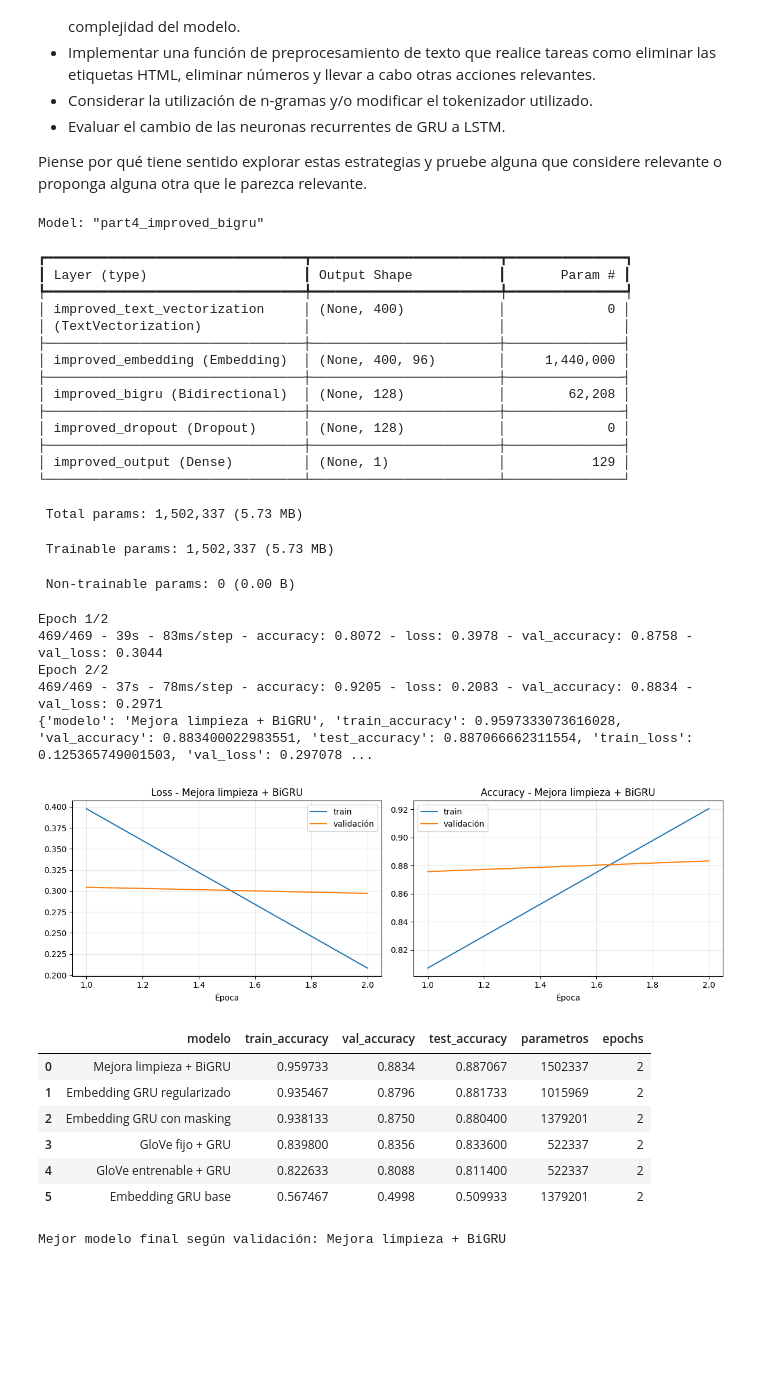
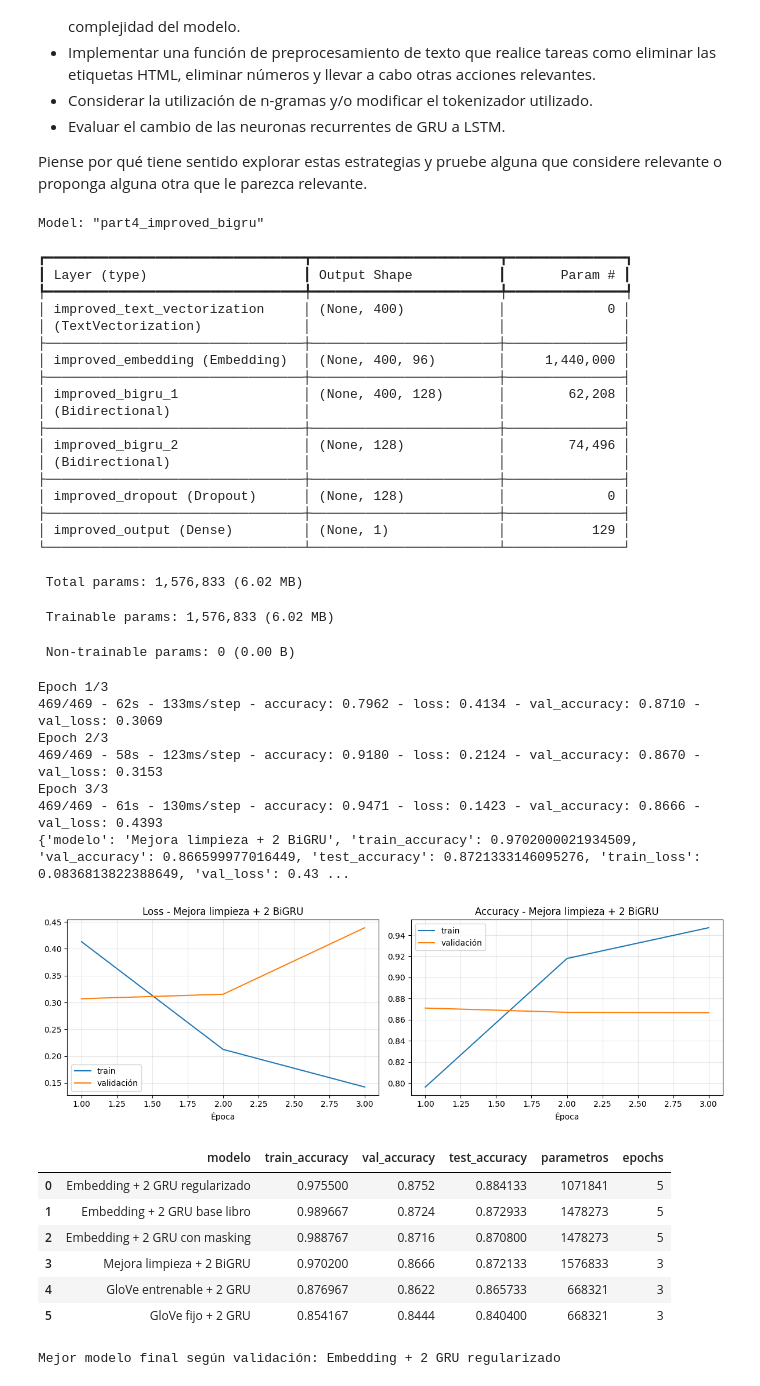
Before and after one commit to srodriguez-lefebre/Machine-Learning-Notebooks, a Jupyter notebook: 9TAA_NLP.ipynb, the cells around one changed output. Cells and saved outputs as stored; diff of their text form; code cells hidden in the pictures; blank space fills up the shorter version.

```diff
--- a/9TAA_NLP.ipynb
+++ b/9TAA_NLP.ipynb
@@ -86,9 +76,9 @@ VOCAB_SIZE = 10_000
 MAX_SEQUENCE_LENGTH = 300
 EMBED_SIZE = 128
 GRU_UNITS = 128
-BASE_EPOCHS = 2
-GLOVE_EPOCHS = 2
-PART4_EPOCHS = 2
+BASE_EPOCHS = 5
+GLOVE_EPOCHS = 3
+PART4_EPOCHS = 3
 
 keras.utils.set_random_seed(RANDOM_SEED)
 tf.config.optimizer.set_jit(False)
@@ -927,8 +963,8 @@ PUNCTUATION_REGEX = '[%s]' % re.escape(string.punctuation)
 @keras.utils.register_keras_serializable()
 def standardize_reviews(input_text):
     lowercase = tf.strings.lower(input_text)
-    no_html = tf.strings.regex_replace(lowercase, '<br\\s*/?>', ' ')
-    no_numbers = tf.strings.regex_replace(no_html, '\\d+', ' ')
+    no_html = tf.strings.regex_replace(lowercase, r'<br\s*/?>', ' ')
+    no_numbers = tf.strings.regex_replace(no_html, r'\d+', ' ')
     return tf.strings.regex_replace(no_numbers, PUNCTUATION_REGEX, '')
 
 IMPROVED_VOCAB_SIZE = 15_000
@@ -954,8 +990,12 @@ improved_model = keras.Sequential(
             name='improved_embedding',
         ),
         keras.layers.Bidirectional(
+            keras.layers.GRU(64, return_sequences=True, dropout=0.2),
+            name='improved_bigru_1',
+        ),
+        keras.layers.Bidirectional(
             keras.layers.GRU(64, dropout=0.2),
-            name='improved_bigru',
+            name='improved_bigru_2',
         ),
         keras.layers.Dropout(0.4, name='improved_dropout'),
         keras.layers.Dense(1, activation='sigmoid', name='improved_output'),
@@ -964,59 +1004,65 @@ improved_model = keras.Sequential(
 )
 improved_model.compile(
     loss='binary_crossentropy',
-    optimizer=keras.optimizers.Nadam(learning_rate=8e-4),
+    optimizer=keras.optimizers.Adam(learning_rate=8e-4),
     metrics=['accuracy'],
 )
 improved_model.summary()
 improved_history = improved_model.fit(
     train_set,
     validation_data=valid_set,
     epochs=PART4_EPOCHS,
     verbose=2,
 )
-improved_metrics = evaluate_and_store(improved_model, 'Mejora limpieza + BiGRU', improved_history)
+improved_metrics = evaluate_and_store(improved_model, 'Mejora limpieza + 2 BiGRU', improved_history)
 print(improved_metrics)
-plot_history(improved_history, 'Mejora limpieza + BiGRU')
+plot_history(improved_history, 'Mejora limpieza + 2 BiGRU')
 
 results_df = pd.DataFrame(model_results).drop_duplicates(subset='modelo', keep='last')
 results_df = results_df.sort_values('val_accuracy', ascending=False).reset_index(drop=True)
 display(results_df[['modelo', 'train_accuracy', 'val_accuracy', 'test_accuracy', 'parametros', 'epochs']])
 best_model_name = results_df.loc[0, 'modelo']
 best_model = trained_models[best_model_name]
 print(f'Mejor modelo final según validación: {best_model_name}')
 # %% [output]
 Model: "part4_improved_bigru"
 ┏━━━━━━━━━━━━━━━━━━━━━━━━━━━━━━━━━┳━━━━━━━━━━━━━━━━━━━━━━━━┳━━━━━━━━━━━━━━━┓
 ┃ Layer (type)                    ┃ Output Shape           ┃       Param # ┃
 ┡━━━━━━━━━━━━━━━━━━━━━━━━━━━━━━━━━╇━━━━━━━━━━━━━━━━━━━━━━━━╇━━━━━━━━━━━━━━━┩
 │ improved_text_vectorization     │ (None, 400)            │             0 │
 │ (TextVectorization)             │                        │               │
 ├─────────────────────────────────┼────────────────────────┼───────────────┤
 │ improved_embedding (Embedding)  │ (None, 400, 96)        │     1,440,000 │
 ├─────────────────────────────────┼────────────────────────┼───────────────┤
-│ improved_bigru (Bidirectional)  │ (None, 128)            │        62,208 │
+│ improved_bigru_1                │ (None, 400, 128)       │        62,208 │
+│ (Bidirectional)                 │                        │               │
+├─────────────────────────────────┼────────────────────────┼───────────────┤
+│ improved_bigru_2                │ (None, 128)            │        74,496 │
+│ (Bidirectional)                 │                        │               │
 ├─────────────────────────────────┼────────────────────────┼───────────────┤
 │ improved_dropout (Dropout)      │ (None, 128)            │             0 │
 ├─────────────────────────────────┼────────────────────────┼───────────────┤
 │ improved_output (Dense)         │ (None, 1)              │           129 │
 └─────────────────────────────────┴────────────────────────┴───────────────┘
- Total params: 1,502,337 (5.73 MB)
+ Total params: 1,576,833 (6.02 MB)
- Trainable params: 1,502,337 (5.73 MB)
+ Trainable params: 1,576,833 (6.02 MB)
  Non-trainable params: 0 (0.00 B)
-Epoch 1/2
-469/469 - 39s - 83ms/step - accuracy: 0.8072 - loss: 0.3978 - val_accuracy: 0.8758 - val_loss: 0.3044
-Epoch 2/2
-469/469 - 37s - 78ms/step - accuracy: 0.9205 - loss: 0.2083 - val_accuracy: 0.8834 - val_loss: 0.2971
-{'modelo': 'Mejora limpieza + BiGRU', 'train_accuracy': 0.9597333073616028, 'val_accuracy': 0.883400022983551, 'test_accuracy': 0.887066662311554, 'train_loss': 0.125365749001503, 'val_loss': 0.297078 ...
+Epoch 1/3
+469/469 - 62s - 133ms/step - accuracy: 0.7962 - loss: 0.4134 - val_accuracy: 0.8710 - val_loss: 0.3069
+Epoch 2/3
+469/469 - 58s - 123ms/step - accuracy: 0.9180 - loss: 0.2124 - val_accuracy: 0.8670 - val_loss: 0.3153
+Epoch 3/3
+469/469 - 61s - 130ms/step - accuracy: 0.9471 - loss: 0.1423 - val_accuracy: 0.8666 - val_loss: 0.4393
+{'modelo': 'Mejora limpieza + 2 BiGRU', 'train_accuracy': 0.9702000021934509, 'val_accuracy': 0.866599977016449, 'test_accuracy': 0.8721333146095276, 'train_loss': 0.0836813822388649, 'val_loss': 0.43 ...
-[figure, old version]
+[figure, new version]
 |  | modelo | train_accuracy | val_accuracy | test_accuracy | parametros | epochs |
-| 0 | Mejora limpieza + BiGRU | 0.959733 | 0.8834 | 0.887067 | 1502337 | 2 |
-| 1 | Embedding GRU regularizado | 0.935467 | 0.8796 | 0.881733 | 1015969 | 2 |
-| 2 | Embedding GRU con masking | 0.938133 | 0.8750 | 0.880400 | 1379201 | 2 |
-| 3 | GloVe fijo + GRU | 0.839800 | 0.8356 | 0.833600 | 522337 | 2 |
-| 4 | GloVe entrenable + GRU | 0.822633 | 0.8088 | 0.811400 | 522337 | 2 |
-| 5 | Embedding GRU base | 0.567467 | 0.4998 | 0.509933 | 1379201 | 2 |
+| 0 | Embedding + 2 GRU regularizado | 0.975500 | 0.8752 | 0.884133 | 1071841 | 5 |
+| 1 | Embedding + 2 GRU base libro | 0.989667 | 0.8724 | 0.872933 | 1478273 | 5 |
+| 2 | Embedding + 2 GRU con masking | 0.988767 | 0.8716 | 0.870800 | 1478273 | 5 |
+| 3 | Mejora limpieza + 2 BiGRU | 0.970200 | 0.8666 | 0.872133 | 1576833 | 3 |
+| 4 | GloVe entrenable + 2 GRU | 0.876967 | 0.8622 | 0.865733 | 668321 | 3 |
+| 5 | GloVe fijo + 2 GRU | 0.854167 | 0.8444 | 0.840400 | 668321 | 3 |
-Mejor modelo final según validación: Mejora limpieza + BiGRU
+Mejor modelo final según validación: Embedding + 2 GRU regularizado
 # %% [markdown]
 #### Observación Parte 4
 
```
Also changed, not shown: parts of 74 cells of this notebook, 1 other file.
